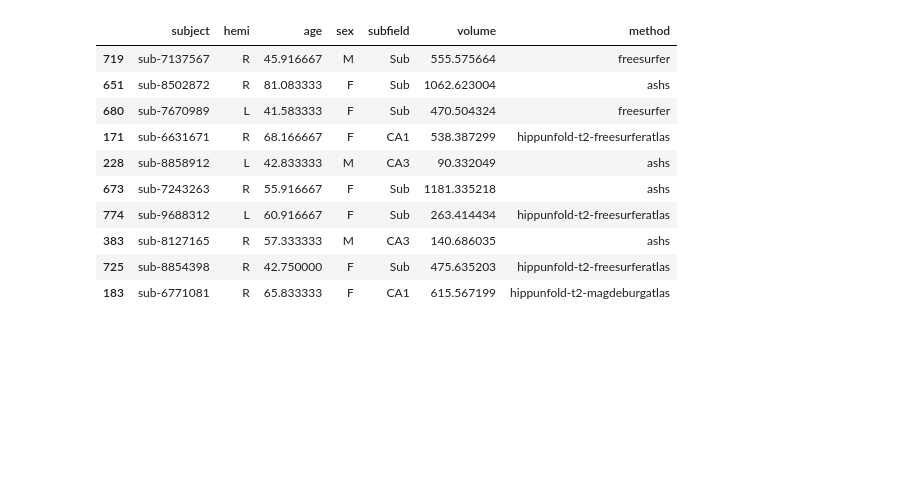
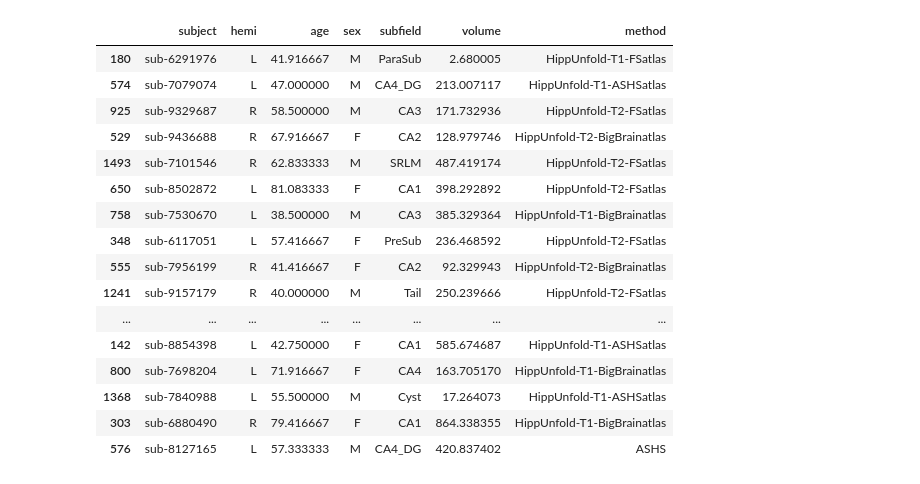
Before and after one commit to akhanf/hippunfold-fs-ashs-comparison, a Jupyter notebook: analysis.ipynb, the cells around one changed output. Saved outputs shown, nothing was run; the diff lists cells and outputs as text; code cells hidden in the pictures; blank space fills up the shorter version.

Commit message:
updated dataframes, added bland altman, and linear plots

```diff
--- a/analysis.ipynb
+++ b/analysis.ipynb
@@ -2,40 +2,62 @@
 import pandas as pd
 # %%
 #load demographics (which we will merge in to each vol table later
-df_demog = (pd.read_table('resources/subjects_HCA.csv',sep=',')
+df_demog = (pd
+            .read_table('resources/subjects_HCA.csv',sep=',')
             .assign(age = lambda df_: df_.interview_age/12.0)
             .assign(subject = lambda df_: 'sub-' + df_.subject.astype(str))
            )
 
 
-methods = ['freesurfer','ashs','hippunfold-t2-freesurferatlas','hippunfold-t2-magdeburgatlas']
-methods_abbr = ['FS','ASHS','HippUnfold-T2-FS','HippUnfold-T2-ASHS']
+methods = ['freesurfer','ashs',
+               'hippunfold-t2-freesurferatlas','hippunfold-t2-magdeburgatlas','hippunfold-t2-bigbrainatlas',
+               'hippunfold-t1-freesurferatlas','hippunfold-t1-magdeburgatlas','hippunfold-t1-bigbrainatlas']
+methods_abbr = ['FS','ASHS','HippUnfold-T2-FSatlas','HippUnfold-T2-ASHSatlas','HippUnfold-T2-BigBrainatlas',
+                       'HippUnfold-T1-FSatlas','HippUnfold-T1-ASHSatlas','HippUnfold-T1-BigBrainatlas']
+
 id_cols = ['subject','hemi','age','sex']
-subfields = ['CA1','CA3','CA4_DG','Sub']
-comparison = ['FS','ASHS','FS','ASHS']
+
+luts = {'freesurfer': 'resources/freesurfer_v21_CA_subfields_dseg.tsv',
+        'ashs': 'resources/desc-subfields_atlas-magdeburg_dseg.tsv',
+        'hippunfold-t1-freesurferatlas': 'resources/hippunfold_desc-subfields_atlas-freesurfer_dseg.tsv',
+        'hippunfold-t1-magdeburgatlas': 'resources/hippunfold_desc-subfields_atlas-magdeburg_dseg.tsv',
+        'hippunfold-t1-bigbrainatlas': 'resources/hippunfold_desc-subfields_atlas-bigbrain_dseg.tsv',
+        'hippunfold-t2-freesurferatlas': 'resources/hippunfold_desc-subfields_atlas-freesurfer_dseg.tsv',
+        'hippunfold-t2-magdeburgatlas': 'resources/hippunfold_desc-subfields_atlas-magdeburg_dseg.tsv',
+        'hippunfold-t2-bigbrainatlas': 'resources/hippunfold_desc-subfields_atlas-bigbrain_dseg.tsv'}
+
+all_subfields = { method: pd.read_table(luts[method]).abbreviation.to_list() for method in methods }
 
 
-df = pd.concat( [(pd.
-            read_table(f'results/{method}_volumes.tsv') #read table
+
+
+df = pd.concat( [(pd
+            .read_table(f'results/{method}_volumes.tsv') #read table
             .merge(df_demog,on='subject')  # merge in demographics
-            .melt(id_vars=id_cols,value_vars=subfields,var_name='subfield',value_name='volume')  #convert from wide to tidy
-            .assign(method = lambda df_:method)  #add a column for the method
+            .melt(id_vars=id_cols,value_vars=all_subfields[method],var_name='subfield',value_name='volume')  #convert from wide to tidy
+            .assign(method = lambda df_:abbr)  #add a column for the method
            )
-            for method,abbr in zip(methods,abbr) ]   #concatenate all the tidy tables
+            for method,abbr in zip(methods,methods_abbr) ]   #concatenate all the tidy tables
          )
 
 
 
-df.sample(10)
+df.sample(20)
 # %% [output]
 |  | subject | hemi | age | sex | subfield | volume | method |
-| 719 | sub-7137567 | R | 45.916667 | M | Sub | 555.575664 | freesurfer |
-| 651 | sub-8502872 | R | 81.083333 | F | Sub | 1062.623004 | ashs |
-| 680 | sub-7670989 | L | 41.583333 | F | Sub | 470.504324 | freesurfer |
-| 171 | sub-6631671 | R | 68.166667 | F | CA1 | 538.387299 | hippunfold-t2-freesurferatlas |
-| 228 | sub-8858912 | L | 42.833333 | M | CA3 | 90.332049 | ashs |
-| 673 | sub-7243263 | R | 55.916667 | F | Sub | 1181.335218 | ashs |
-| 774 | sub-9688312 | L | 60.916667 | F | Sub | 263.414434 | hippunfold-t2-freesurferatlas |
-| 383 | sub-8127165 | R | 57.333333 | M | CA3 | 140.686035 | ashs |
-| 725 | sub-8854398 | R | 42.750000 | F | Sub | 475.635203 | hippunfold-t2-freesurferatlas |
-| 183 | sub-6771081 | R | 65.833333 | F | CA1 | 615.567199 | hippunfold-t2-magdeburgatlas |
+| 180 | sub-6291976 | L | 41.916667 | M | ParaSub | 2.680005 | HippUnfold-T1-FSatlas |
+| 574 | sub-7079074 | L | 47.000000 | M | CA4_DG | 213.007117 | HippUnfold-T1-ASHSatlas |
+| 925 | sub-9329687 | R | 58.500000 | M | CA3 | 171.732936 | HippUnfold-T2-FSatlas |
+| 529 | sub-9436688 | R | 67.916667 | F | CA2 | 128.979746 | HippUnfold-T2-BigBrainatlas |
+| 1493 | sub-7101546 | R | 62.833333 | M | SRLM | 487.419174 | HippUnfold-T2-FSatlas |
+| 650 | sub-8502872 | L | 81.083333 | F | CA1 | 398.292892 | HippUnfold-T2-FSatlas |
+| 758 | sub-7530670 | L | 38.500000 | M | CA3 | 385.329364 | HippUnfold-T1-BigBrainatlas |
+| 348 | sub-6117051 | L | 57.416667 | F | PreSub | 236.468592 | HippUnfold-T2-FSatlas |
+| 555 | sub-7956199 | R | 41.416667 | F | CA2 | 92.329943 | HippUnfold-T2-BigBrainatlas |
+| 1241 | sub-9157179 | R | 40.000000 | M | Tail | 250.239666 | HippUnfold-T2-FSatlas |
+| ... | ... | ... | ... | ... | ... | ... | ... |
+| 142 | sub-8854398 | L | 42.750000 | F | CA1 | 585.674687 | HippUnfold-T1-ASHSatlas |
+| 800 | sub-7698204 | L | 71.916667 | F | CA4 | 163.705170 | HippUnfold-T1-BigBrainatlas |
+| 1368 | sub-7840988 | L | 55.500000 | M | Cyst | 17.264073 | HippUnfold-T1-ASHSatlas |
+| 303 | sub-6880490 | R | 79.416667 | F | CA1 | 864.338355 | HippUnfold-T1-BigBrainatlas |
+| 576 | sub-8127165 | L | 57.333333 | M | CA4_DG | 420.837402 | ASHS |
```
Also changed, not shown: parts of 17 cells of this notebook.
